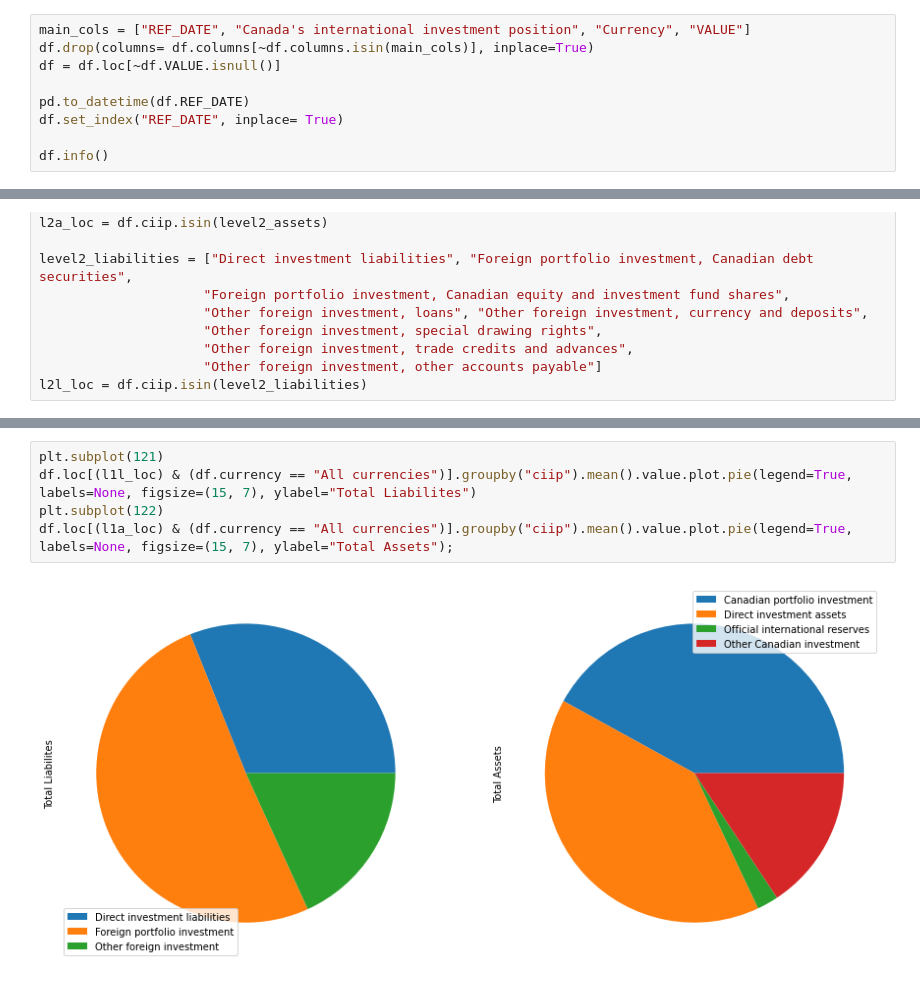
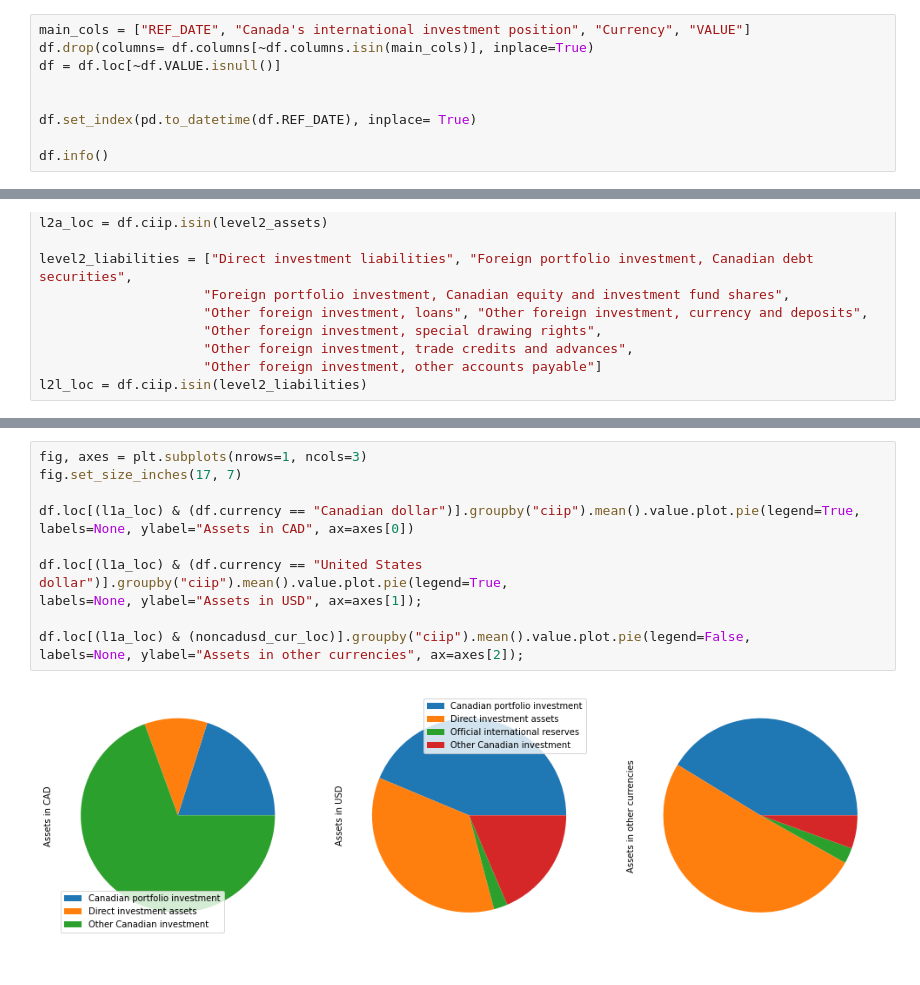
Before and after one commit to pimsmath/Ovintiv, a Jupyter notebook: Mobook_CIIP_2.ipynb, the cells around one changed output, grey strips where cells are left out. Saved outputs shown, nothing was run; the diff lists cells and outputs as text.

```diff
--- a/Mobook_CIIP_2.ipynb
+++ b/Mobook_CIIP_2.ipynb
@@ -65,8 +65,8 @@ main_cols = ["REF_DATE", "Canada's international investment position", "Currency
 df.drop(columns= df.columns[~df.columns.isin(main_cols)], inplace=True)
 df = df.loc[~df.VALUE.isnull()]
 
-pd.to_datetime(df.REF_DATE)
-df.set_index("REF_DATE", inplace= True)
+
+df.set_index(pd.to_datetime(df.REF_DATE), inplace= True)
 
 df.info()
 # %% [output]
@@ -169,9 +243,14 @@ noncan_ciip_df.iloc[:]["value"]["Total assets"].plot.pie(legend= False, labels=N
 # %%
-plt.subplot(121)
-df.loc[(l1l_loc) & (df.currency == "All currencies")].groupby("ciip").mean().value.plot.pie(legend=True,
-labels=None, figsize=(15, 7), ylabel="Total Liabilites")
-plt.subplot(122)
-df.loc[(l1a_loc) & (df.currency == "All currencies")].groupby("ciip").mean().value.plot.pie(legend=True,
-labels=None, figsize=(15, 7), ylabel="Total Assets");
+fig, axes = plt.subplots(nrows=1, ncols=3)
+fig.set_size_inches(17, 7)
+
+df.loc[(l1a_loc) & (df.currency == "Canadian dollar")].groupby("ciip").mean().value.plot.pie(legend=True,
+labels=None, ylabel="Assets in CAD", ax=axes[0])
+
+df.loc[(l1a_loc) & (df.currency == "United States dollar")].groupby("ciip").mean().value.plot.pie(legend=True,
+labels=None, ylabel="Assets in USD", ax=axes[1]);
+
+df.loc[(l1a_loc) & (noncadusd_cur_loc)].groupby("ciip").mean().value.plot.pie(legend=False,
+labels=None, ylabel="Assets in other currencies", ax=axes[2]);
 # %% [output]
-[figure, old version]
+[figure, new version]
```
Also changed, not shown: parts of 11 cells of this notebook.
